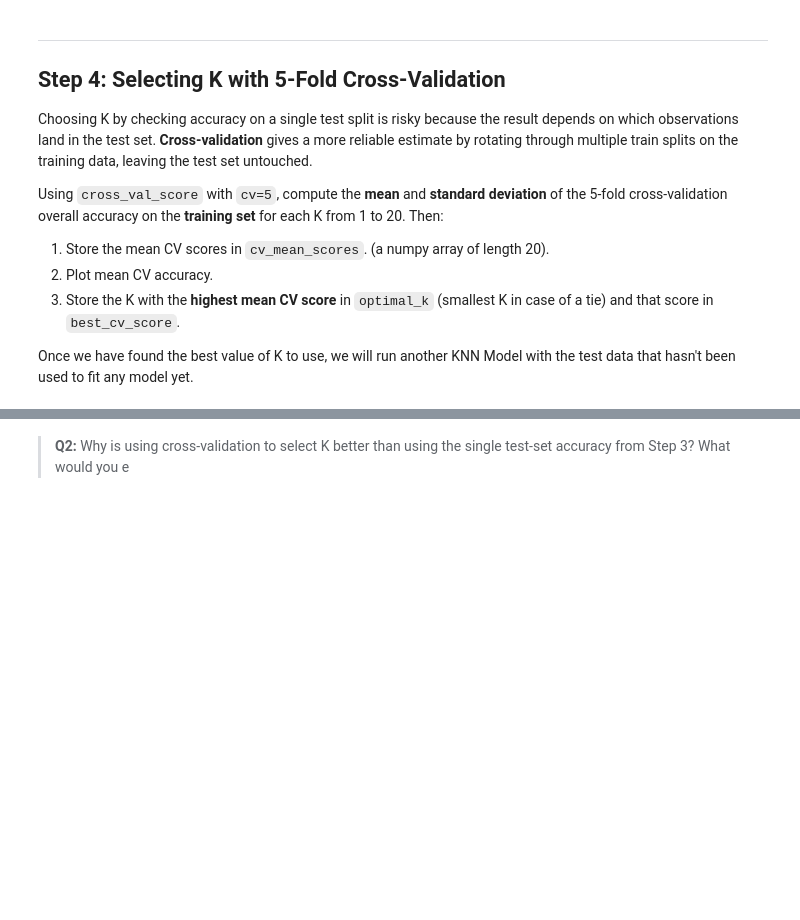
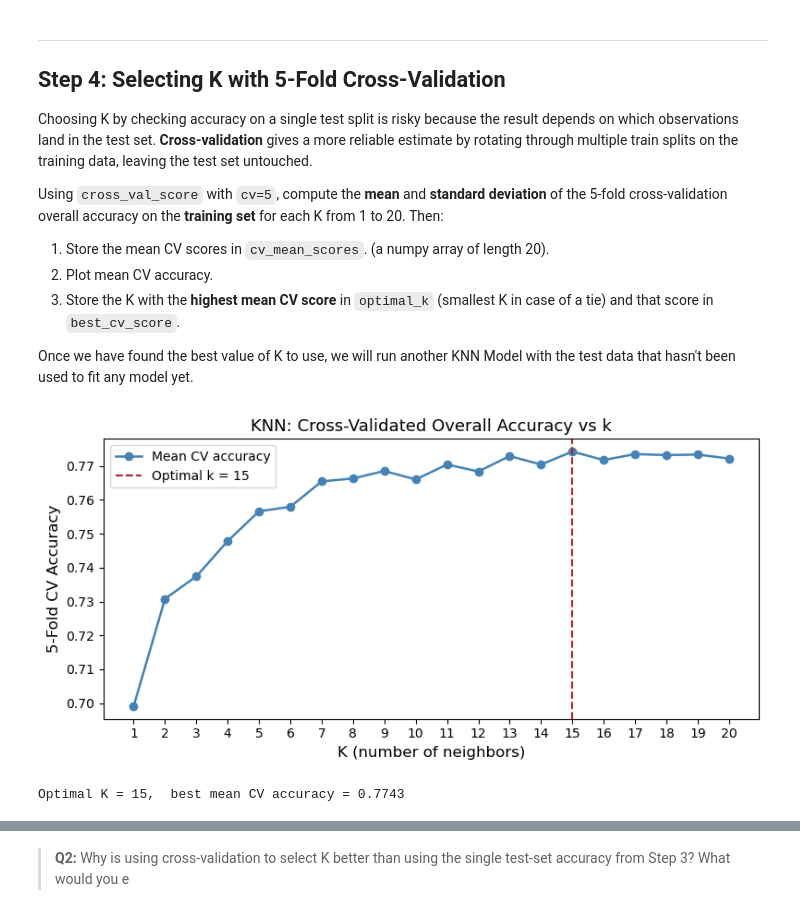
Before and after one commit to Awoo56709/assignment-2, a Jupyter notebook: hw2-task2.ipynb, the cells around one changed output, grey strips where cells are left out. Drawn from its saved outputs; the diff is of its cells as text; code cells hidden in the pictures; blank space fills up the shorter version.

```diff
--- a/hw2-task2.ipynb
+++ b/hw2-task2.ipynb
@@ -203,26 +203,39 @@ Using `cross_val_score` with `cv=5`, compute the **mean** and **standard deviati
 
 Once we have found the best value of K to use, we will run another KNN Model with the test data that hasn't been used to fit any model yet.
 # %%
-k_values       = ...
-cv_mean_scores = ...
+k_values       = np.arange(1,21)
+cv_mean_scores = []
 
+for k in k_values:
+    knn = KNeighborsClassifier(n_neighbors=k)
+    scores = cross_val_score(
+        knn,
+        X_train,
+        y_train.values.ravel(),
+        scoring="accuracy"
+    )
+    cv_mean_scores.append(scores.mean())
 
+cv_mean_scores = np.array(cv_mean_scores)
 
-optimal_k     = ...
-best_cv_score = ...
+optimal_k     = k_values[np.argmax(cv_mean_scores)]
+best_cv_score = cv_mean_scores[np.argmax(cv_mean_scores)]
 
 # Visualize optimal k
 fig, ax = plt.subplots(figsize=(8, 4))
 ax.plot(k_values, cv_mean_scores, marker='o', color='steelblue', linewidth=1.8, label='Mean CV accuracy')
 ax.axvline(optimal_k, color='firebrick', linestyle='--', label=f'Optimal k = {optimal_k}')
 ax.set_xlabel('K (number of neighbors)', fontsize=12)
 ax.set_ylabel('5-Fold CV Accuracy', fontsize=12)
 ax.set_title('KNN: Cross-Validated Overall Accuracy vs k', fontsize=13)
 ax.xaxis.set_major_locator(mticker.MultipleLocator(1))
 ax.legend()
 plt.tight_layout()
 plt.show()
 
 print(f'Optimal K = {optimal_k},  best mean CV accuracy = {best_cv_score:.4f}')
+# %% [output]
+[figure, added]
+Optimal K = 15,  best mean CV accuracy = 0.7743
 # %%
 grader.check("q5")
```
Also changed, not shown: parts of 2 cells of this notebook.
